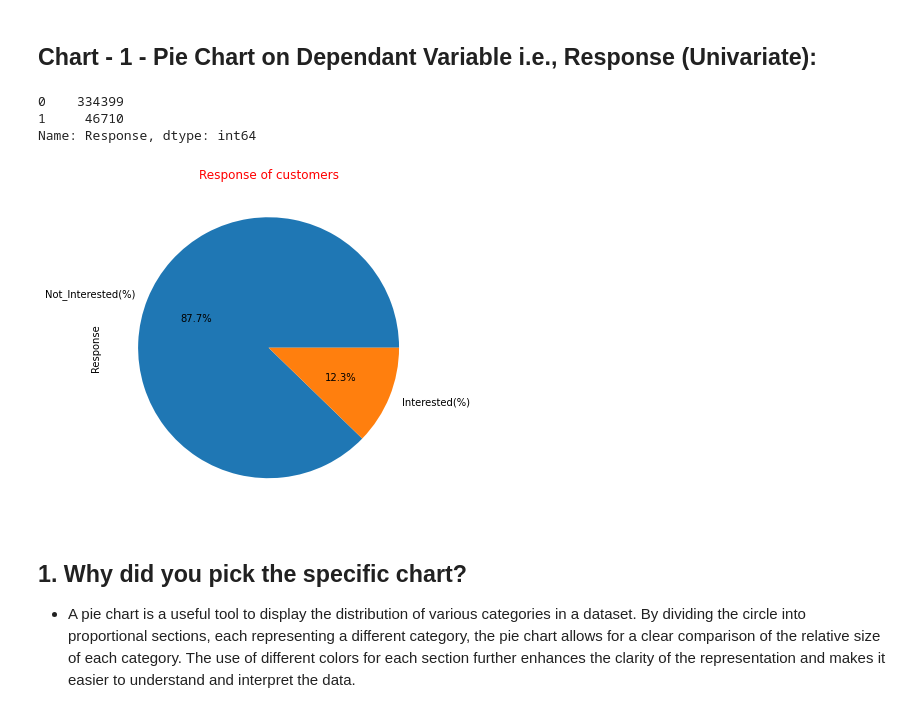
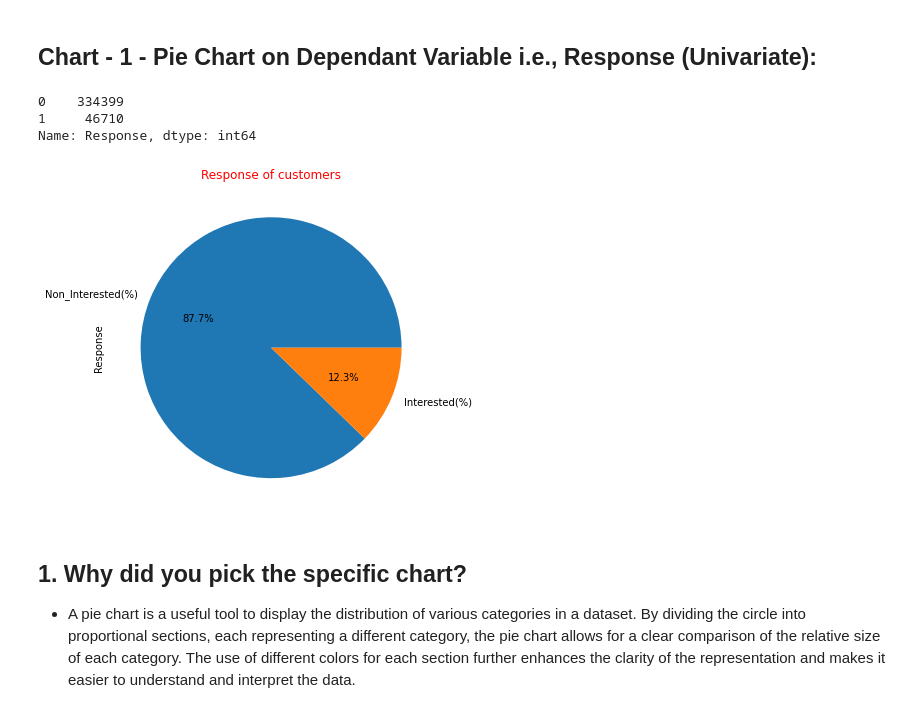
Before and after one commit to rajkumarpec/Supervised-Learning-Classification-, a Jupyter notebook: Health_insurance.ipynb, the cells around one changed output. Cells and saved outputs as stored; diff of their text form; code cells hidden in the pictures.

```diff
--- a/Health_insurance.ipynb
+++ b/Health_insurance.ipynb
@@ -336,16 +329,16 @@ df.head()
 ## **Chart - 1 - Pie Chart on Dependant Variable i.e., Response (Univariate):**
 # %%
 # Dependant Variable Column Visualization
-df['Response'].value_counts().plot(kind='pie',figsize=(15,6), autopct="%1.1f%%",shadow=False,labels=['Not_Interested(%)','Interested(%)'])
+df['Response'].value_counts().plot(kind='pie',figsize=(15,6), autopct="%1.1f%%",shadow=False,labels=['Non_Interested(%)','Interested(%)'])
 plt.title('Response of customers',color='red');
 
 # count of Target variable
 df['Response'].value_counts()
 # %% [output]
 0    334399
 1     46710
 Name: Response, dtype: int64
-[figure, old version]
+[figure, new version]
 # %% [markdown]
 ## 1. Why did you pick the specific chart?
 
```
Also changed, not shown: parts of 110 cells of this notebook.
